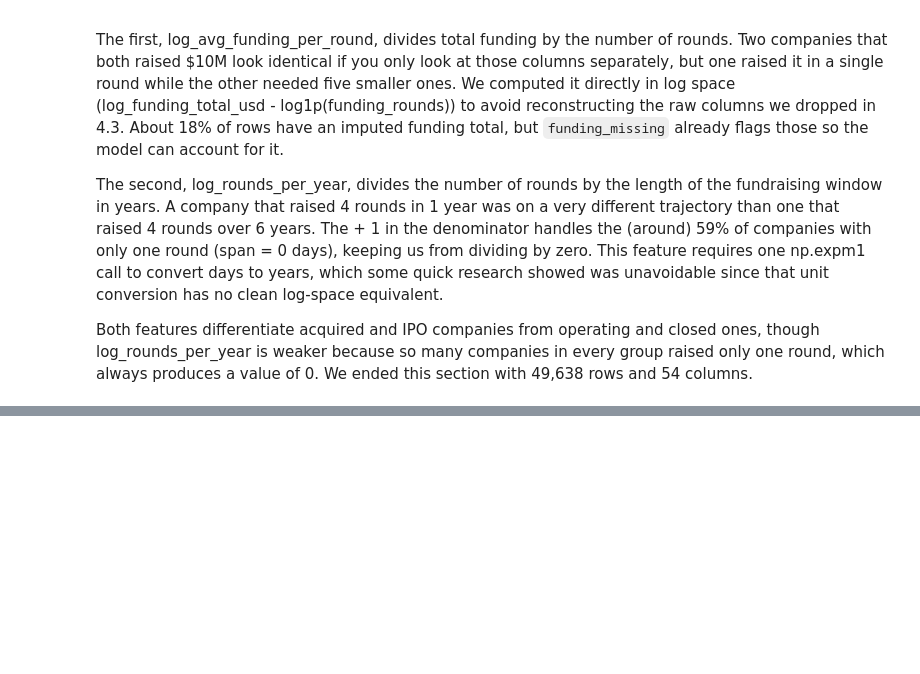
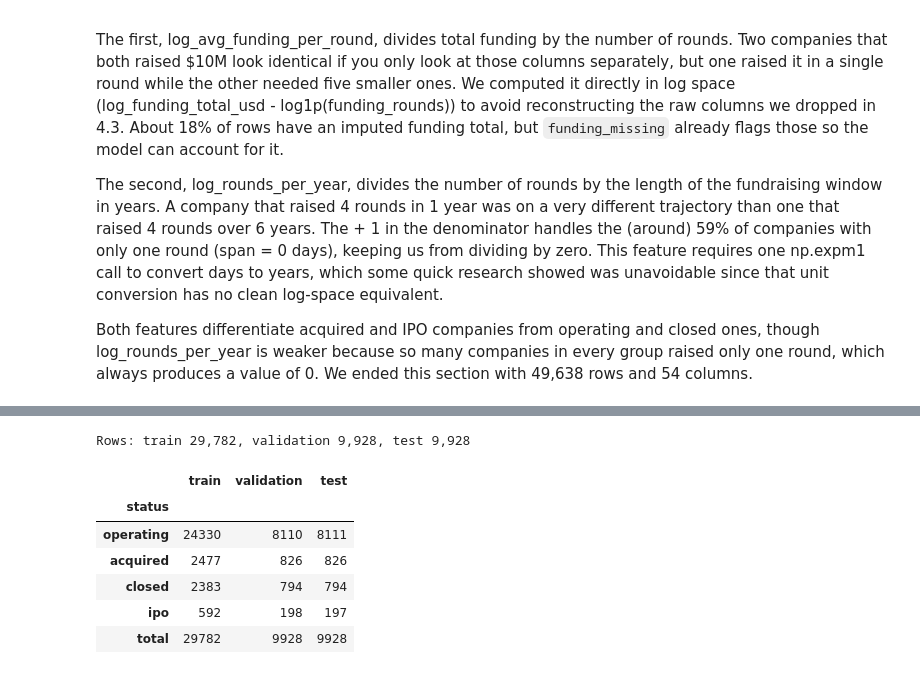
Before and after one commit to Hughes-Tyler/AnalyticsCapstone, a Jupyter notebook: notebooks/main.ipynb, the cells around one changed output, grey strips where cells are left out. Drawn from its saved outputs; the diff is of its cells as text; code cells hidden in the pictures; blank space fills up the shorter version.

```diff
--- a/notebooks/main.ipynb
+++ b/notebooks/main.ipynb
@@ -1049,0 +1056,11 @@ Both features differentiate acquired and IPO companies from operating and closed
+# %%
+status_labels = {0: 'operating', 1: 'acquired', 2: 'closed', 3: 'ipo'}
+
+class_table = pd.DataFrame({
+    'count': df['status'].value_counts().sort_index(),
+    'percent': (df['status'].value_counts(normalize=True).sort_index() * 100).round(1)
+})
+class_table.index = class_table.index.map(status_labels)
+
+print(f"Accuracy from predicting 'operating' for every company: {class_table.loc['operating', 'percent']}%")
+class_table
@@ -1049,0 +1081,28 @@ Both features differentiate acquired and IPO companies from operating and closed
+# %%
+from sklearn.model_selection import train_test_split
+
+SEED = 42
+
+# 60% train, then split the remaining 40% in half for validation and test
+train_idx, temp_idx = train_test_split(df.index, test_size=0.4, stratify=df['status'], random_state=SEED)
+val_idx, test_idx = train_test_split(temp_idx, test_size=0.5, stratify=df.loc[temp_idx, 'status'], random_state=SEED)
+
+split_table = pd.DataFrame({
+    'train': df.loc[train_idx, 'status'].value_counts().sort_index(),
+    'validation': df.loc[val_idx, 'status'].value_counts().sort_index(),
+    'test': df.loc[test_idx, 'status'].value_counts().sort_index()
+})
+split_table.index = split_table.index.map(status_labels)
+split_table.loc['total'] = split_table.sum()
+
+print(f"Rows: train {len(train_idx):,}, validation {len(val_idx):,}, test {len(test_idx):,}")
+split_table
+# %% [output]
+Rows: train 29,782, validation 9,928, test 9,928
+|  | train | validation | test |
+| status |  |  |  |
+| operating | 24330 | 8110 | 8111 |
+| acquired | 2477 | 826 | 826 |
+| closed | 2383 | 794 | 794 |
+| ipo | 592 | 198 | 197 |
+| total | 29782 | 9928 | 9928 |
```
Also changed, not shown: parts of 12 cells of this notebook.
